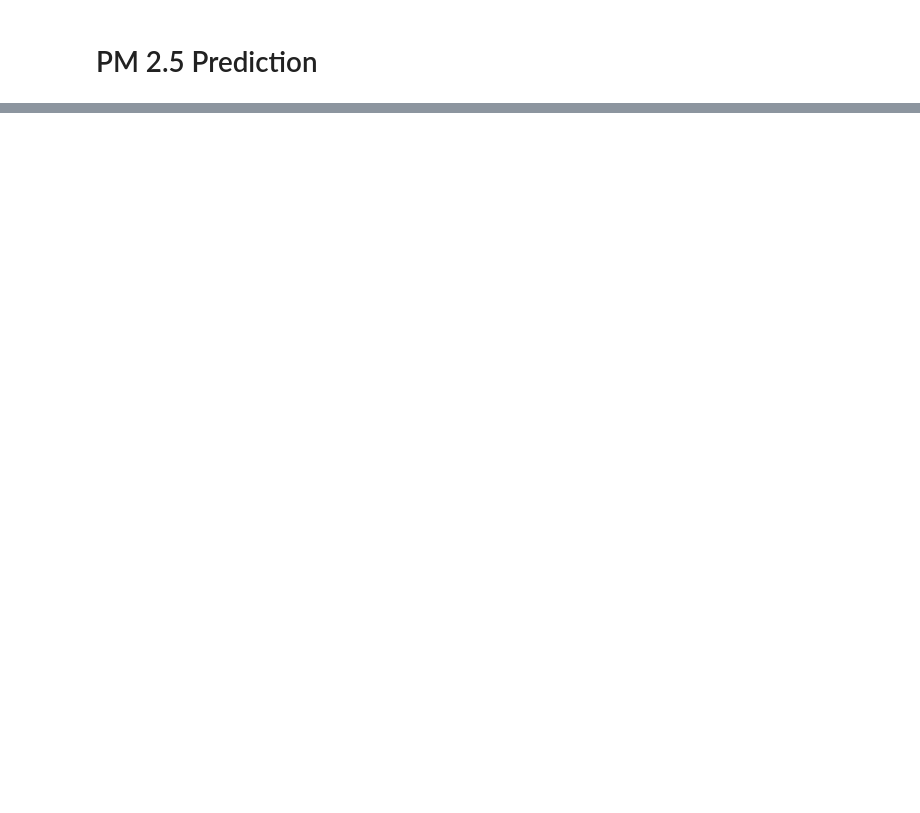
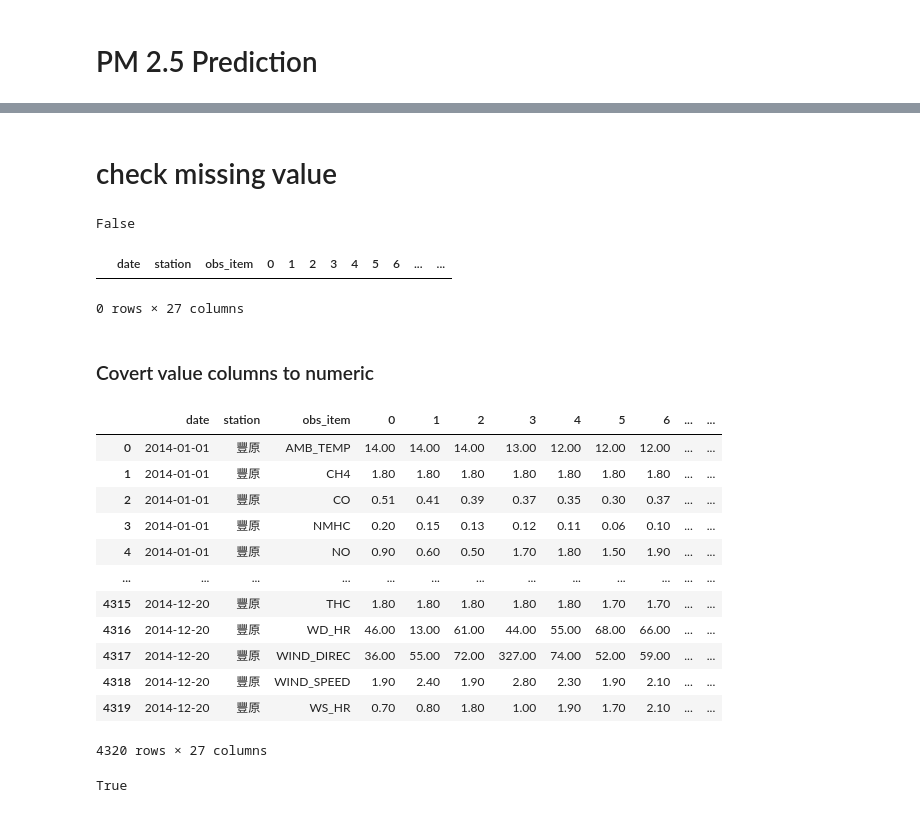
Before and after one commit to jet-c-21/LHY-ML, a Jupyter notebook: Regression/Linear_Regression_Practice/PM2.5 Prediction.ipynb, the cells around one changed output, grey strips where cells are left out. Drawn from its saved outputs; the diff is of its cells as text; code cells hidden in the pictures; blank space fills up the shorter version.

Commit message:
stuck at training TT

```diff
--- a/Regression/Linear_Regression_Practice/PM2.5 Prediction.ipynb
+++ b/Regression/Linear_Regression_Practice/PM2.5 Prediction.ipynb
@@ -29,0 +16,2 @@ train_df
+# %%
+train_df = train_df.rename(columns={"日期": "date", "測站": "station", "測項": "obs_item"})
@@ -29,0 +34,37 @@ train_df
+# %% [markdown]
+# check missing value
+# %%
+train_df.isnull().values.any()
+# %% [output]
+False
+# %%
+train_df[
+    train_df.isna().any(axis=1)
+]  # select all rows with NaN under an entire DataFrame:
+# %% [output]
+|  | date | station | obs_item | 0 | 1 | 2 | 3 | 4 | 5 | 6 | ... | ... |
+0 rows × 27 columns
+# %% [markdown]
+### Covert value columns to numeric
+# %%
+val_cols = train_df.columns[3:]
+train_df[val_cols] = train_df[val_cols].apply(pd.to_numeric, errors="coerce")
+train_df
+# %% [output]
+|  | date | station | obs_item | 0 | 1 | 2 | 3 | 4 | 5 | 6 | ... | ... |
+| 0 | 2014-01-01 | 豐原 | AMB_TEMP | 14.00 | 14.00 | 14.00 | 13.00 | 12.00 | 12.00 | 12.00 | ... | ... |
+| 1 | 2014-01-01 | 豐原 | CH4 | 1.80 | 1.80 | 1.80 | 1.80 | 1.80 | 1.80 | 1.80 | ... | ... |
+| 2 | 2014-01-01 | 豐原 | CO | 0.51 | 0.41 | 0.39 | 0.37 | 0.35 | 0.30 | 0.37 | ... | ... |
+| 3 | 2014-01-01 | 豐原 | NMHC | 0.20 | 0.15 | 0.13 | 0.12 | 0.11 | 0.06 | 0.10 | ... | ... |
+| 4 | 2014-01-01 | 豐原 | NO | 0.90 | 0.60 | 0.50 | 1.70 | 1.80 | 1.50 | 1.90 | ... | ... |
+| ... | ... | ... | ... | ... | ... | ... | ... | ... | ... | ... | ... | ... |
+| 4315 | 2014-12-20 | 豐原 | THC | 1.80 | 1.80 | 1.80 | 1.80 | 1.80 | 1.70 | 1.70 | ... | ... |
+| 4316 | 2014-12-20 | 豐原 | WD_HR | 46.00 | 13.00 | 61.00 | 44.00 | 55.00 | 68.00 | 66.00 | ... | ... |
+| 4317 | 2014-12-20 | 豐原 | WIND_DIREC | 36.00 | 55.00 | 72.00 | 327.00 | 74.00 | 52.00 | 59.00 | ... | ... |
+| 4318 | 2014-12-20 | 豐原 | WIND_SPEED | 1.90 | 2.40 | 1.90 | 2.80 | 2.30 | 1.90 | 2.10 | ... | ... |
+| 4319 | 2014-12-20 | 豐原 | WS_HR | 0.70 | 0.80 | 1.80 | 1.00 | 1.90 | 1.70 | 2.10 | ... | ... |
+4320 rows × 27 columns
+# %%
+train_df.isnull().values.any()
+# %% [output]
+True
```
Also changed, not shown: parts of 22 cells of this notebook, 3 other files.
